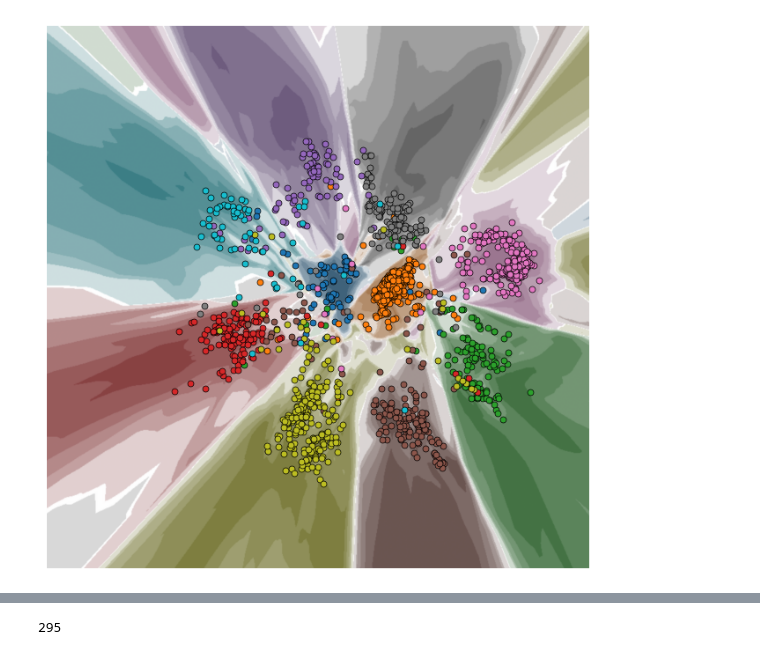
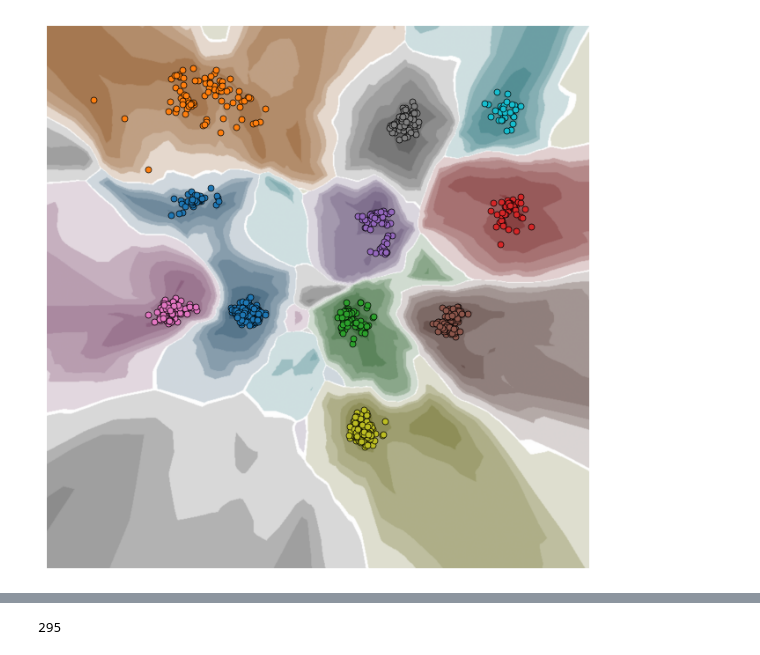
Before and after one commit to code-philia/Trustvis, a Jupyter notebook: freeze_decoder.ipynb, the cells around one changed output, grey strips where cells are left out. Cells and saved outputs as stored; diff of their text form; code cells hidden in the pictures.

```diff
--- a/freeze_decoder.ipynb
+++ b/freeze_decoder.ipynb
@@ -142,7 +147,7 @@ inv_sort_preds = np.sort(inv_pred, axis=1)
 inv_diff = (inv_sort_preds[:, -1] - inv_sort_preds[:, -2]) / (inv_sort_preds[:, -1] - inv_sort_preds[:, 0])
 conf_error = []
 for i in range(len(diff)):
-    if abs(diff[i] - inv_diff[i]) > 0.3:
+    if abs(diff[i] - inv_diff[i]) > 0.2:
         conf_error.append(i)
 print("conf_error number:", len(conf_error))
 # from singleVis.eval.evaluate import *
@@ -273,2 +189,0 @@ distance
-# %%
-conf_error,neg_grids,pos_grids,distance_list = _get_confidence_error_pairs(data_provider,epoch,projector,vis,0.3,100,5)
@@ -285,7 +189,0 @@ positive pairs: (858, 1, 2)
-# %%
-distance_list
-k=0
-for i in range(len(distance_list)):
-    if distance_list[i] > 5:
-        k=k+1
-print(k/len(distance_list))
@@ -523,7 +216,7 @@ from singleVis.utils import get_confidence_error_pairs
 model = VisModel(ENCODER_DIMS, DECODER_DIMS)
 state_dict =  torch.load(os.path.join(CONTENT_PATH, "Model","Epoch_{}".format(epoch),"{}.pth".format(VIS_MODEL_NAME)))["state_dict"]
 model.load_state_dict(state_dict)
-optimizer = torch.optim.Adam(model.parameters(), lr=.005, weight_decay=1e-5)
+optimizer = torch.optim.Adam(model.parameters(), lr=.0001, weight_decay=1e-5)
 lr_scheduler = torch.optim.lr_scheduler.StepLR(optimizer, step_size=4, gamma=.1)
 pred_list = data_provider.get_pred(epoch, feature_vectors)
 dataset = VisDataHandler(edge_to, edge_from, feature_vectors, attention, pred_probs,pred_list)
@@ -536,7 +229,7 @@ else:
     sampler = WeightedRandomSampler(pred_probs, n_samples, replacement=True)
     edge_loader = DataLoader(dataset, batch_size=2000, sampler=sampler, num_workers=8, prefetch_factor=10)
 
-for i in range(2):
+for i in range(5):
 
     if i==0:
         print("first")
@@ -546,17 +239,16 @@ for i in range(2):
         projector = VISProjector(vis_model=model, content_path=CONTENT_PATH, vis_model_name='adjust_conf_vis', device=DEVICE)
 
     vis = visualizer(data_provider, projector, 400, "tab10")
-    conf_error,neg_grids,pos_grids = get_confidence_error_pairs(data_provider,epoch,projector,vis,0.3,400,5)
-    umap_loss_fn = _UmapLoss_refine_conf(negative_sample_rate, DEVICE, data_provider, epoch,net, conf_error, neg_grids,pos_grids,100, _a, _b,  repulsion_strength=1.0)
-    criterion = DVILoss(umap_loss_fn, recon_loss_fn, temporal_loss_fn, lambd1=LAMBDA1, lambd2=0.0,device=DEVICE)
+    conf_error_in,neg_grids,pos_grids, distance_list = get_confidence_error_pairs(data_provider,epoch,projector,vis,0.2,100,3)
+    # conf_error,neg_grids,pos_grids= get_confidence_error_pairs(data_provider,epoch,projector,vis,0.2,400,15)
+    umap_loss_fn = UmapLoss_refine_conf(negative_sample_rate, DEVICE, data_provider, epoch,net, neg_grids,pos_grids,distance_list, 100, _a, _b,  repulsion_strength=1.0)
+    criterion = DVILoss(umap_loss_fn, recon_loss_fn, temporal_loss_fn, lambd1=10, lambd2=0.0,device=DEVICE)
     trainer = VISTrainer(model,criterion, optimizer, lr_scheduler, edge_loader=edge_loader, DEVICE=DEVICE)
     trainer.train(PATIENT, 1,data_provider,epoch,True,False)
     save_dir = data_provider.model_path
     save_dir = os.path.join(data_provider.model_path, "Epoch_{}".format(epoch))
     trainer.save(save_dir=save_dir, file_name="{}".format('adjust_conf_vis'))
-
         # save result
-
 # trainer.save(save_dir=save_dir, file_name="{}".format('adjust_conf_vis'))
 # %% [output]
 first
@@ -613,13 +334,18 @@ diff = (sort_preds[:, -1] - sort_preds[:, -2]) / (sort_preds[:, -1] - sort_preds
 
 inv = projector.batch_inverse(epoch, emb)
 inv_pred = data_provider.get_pred(epoch, inv)
+inv_pred_res = inv_pred.argmax(axis=1)
 inv_sort_preds = np.sort(inv_pred, axis=1)
 inv_diff = (inv_sort_preds[:, -1] - inv_sort_preds[:, -2]) / (inv_sort_preds[:, -1] - inv_sort_preds[:, 0])
-# conf_error = []
-# for i in range(len(diff)):
-#     if abs(diff[i] - inv_diff[i]) > 0.3:
-#         conf_error.append(i)
-print("conf_error number:", len(conf_error))
+conf_error_ = []
+pred_error = []
+for i in range(len(diff)):
+    if abs(diff[i] - inv_diff[i]) > 0.2:
+        conf_error_.append(i)
+for i in range(len(diff)):
+    if new_pred_Res[i] != inv_pred_res[i]:
+        pred_error.append(i)
+print("conf_error number123:", len(conf_error_),len(pred_error))
 from singleVis.visualizer import visualizer
 now = time.strftime("%Y-%m-%d-%H_%M_%S", time.localtime(time.time()))
 from singleVis.eval.evaluate import *
@@ -655,5 +381,5 @@ Successfully load the DVI visualization model for iteration 3
 grid_samples (640000, 512)
-[figure, old version]
+[figure, new version]
 # %%
 val
 # %% [output]
```
Also changed, not shown: parts of 24 cells of this notebook, 2 other files.
